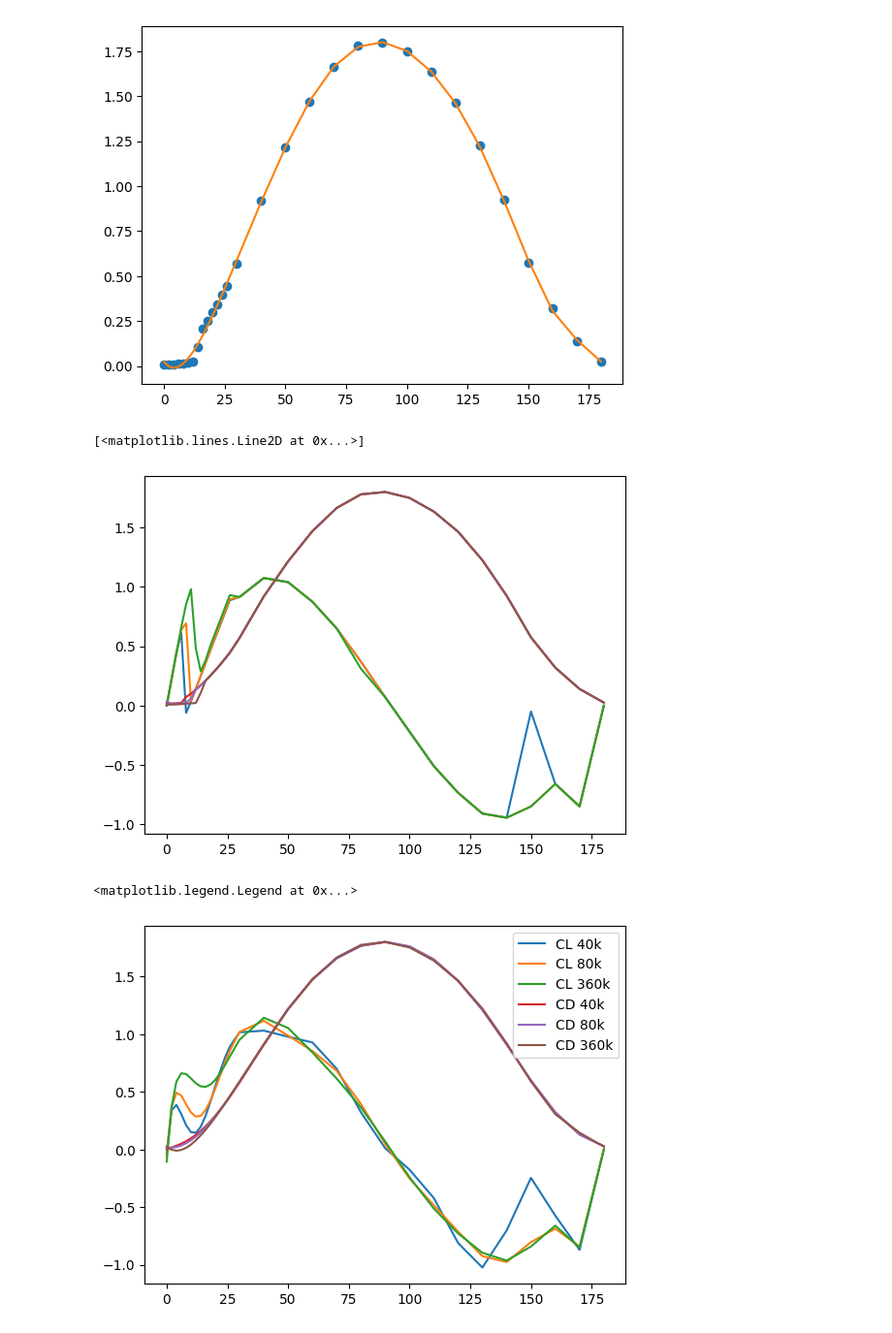
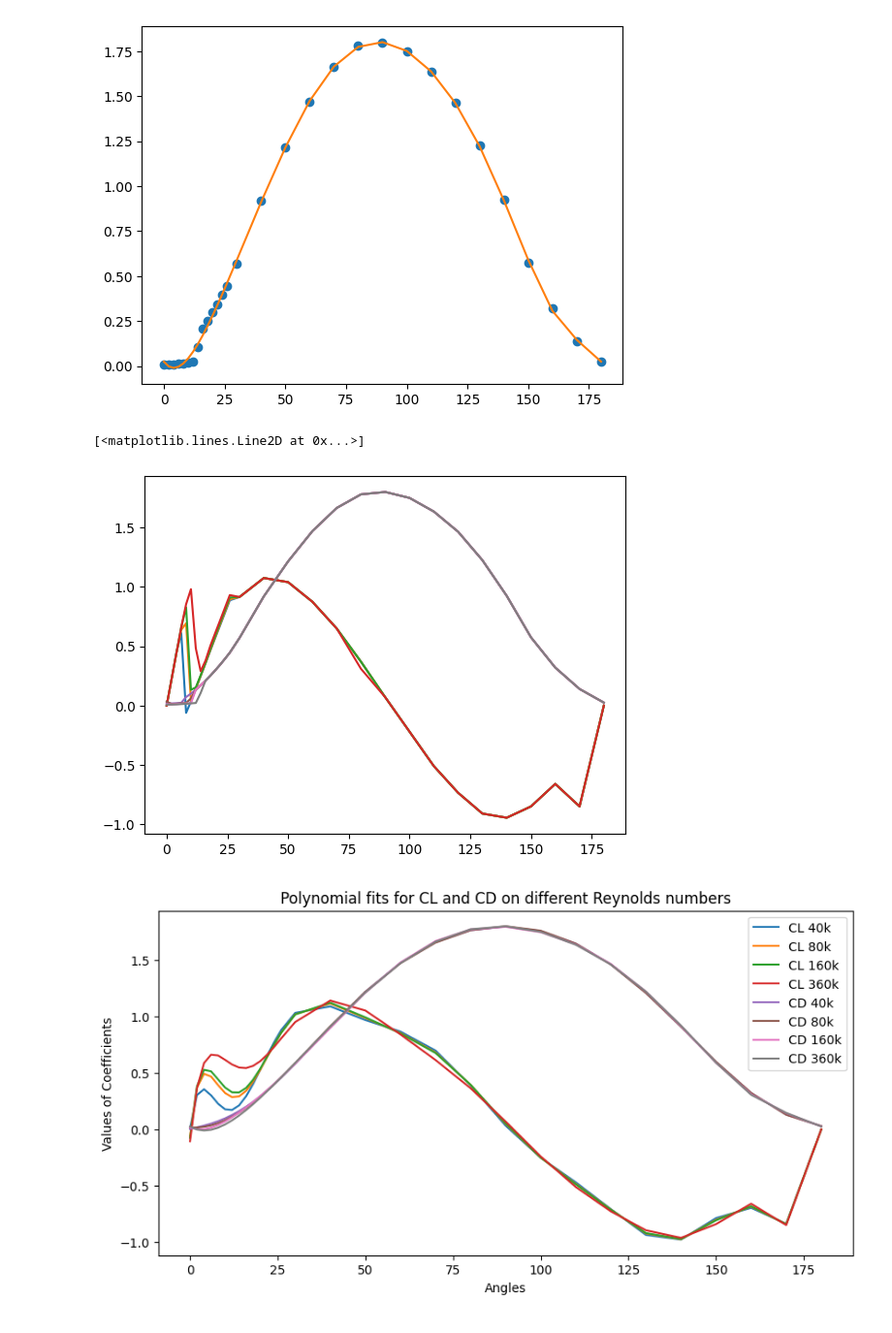
Before and after one commit to Thomasdlsv/Group08_MM, a Jupyter notebook: src/main/java/com/sailing/math/physics/polynomials.ipynb, the cells around one changed output. Shown: that part at 97% size. Saved outputs shown, nothing was run; the diff lists cells and outputs as text; code cells hidden in the pictures.

Commit message:
- MORE COEFFICIENTS!! (Reynolds Number 160K)

```diff
--- a/src/main/java/com/sailing/math/physics/polynomials.ipynb
+++ b/src/main/java/com/sailing/math/physics/polynomials.ipynb
@@ -6,7 +6,7 @@ import matplotlib.pyplot as plt
 df_40k = pd.DataFrame()
 df_40k['angles'] = [0.0000, 2.0000, 4.0000, 6.0000, 8.0000, 10.0000, 12.0000, 14.0000, 16.0000, 18.0000, 20.0000, 22.0000, 24.0000, 26.0000, 30.0000, 40.0000, 50.0000, 60.0000, 70.0000, 80.0000, 90.0000, 100.0000, 110.0000, 120.0000, 130.0000, 140.0000, 150.0000, 160.0000, 170.0000, 180.0000]
 
-df_40k['CL'] = [0.0000, 0.2200, 0.4464, 0.6115, -0.0615, 0.0344, 0.1406, 0.2484, 0.3563, 0.4644, 0.5708, 0.6755, 0.7809, 0.8873, 0.9150, 1.0750, 1.0400, 0.8750, 0.6500, 0.3700, 0.0700, -0.2200, -0.5100, -0.7350, -0.9100, -0.9450, -0.0500, -0.6600, -0.8500, 0.0000]
+df_40k['CL'] = [0.0000, 0.2200, 0.4464, 0.6115, -0.0615, 0.0344, 0.1406, 0.2484, 0.3563, 0.4644, 0.5708, 0.6755, 0.7809, 0.8873, 0.9150, 1.0750, 1.0400, 0.8750, 0.6500, 0.3700, 0.0700, -0.2200, -0.5100, -0.7350, -0.9100, -0.9450, -0.8500, -0.6600, -0.8500, 0.0000]
 
 df_40k['CD'] = [0.0175, 0.0181, 0.0199, 0.0232, 0.0720, 0.1010, 0.1340, 0.1710, 0.2100, 0.2520, 0.2970, 0.3440, 0.3940, 0.4460, 0.5700, 0.9200, 1.2150, 1.4700, 1.6650, 1.7800, 1.8000, 1.7500, 1.6350, 1.4650, 1.2250, 0.9250, 0.5750, 0.3200, 0.1400, 0.0250]
 
@@ -17,6 +17,13 @@ df_80k['CL'] = [0.0000, 0.2200, 0.4400, 0.6384, 0.6930, 0.0413, 0.1430, 0.2504,
 
 df_80k['CD'] = [0.0337, 0.0138, 0.0155, 0.0189, 0.0222, 0.0600, 0.1340, 0.1710, 0.2100, 0.2520, 0.2970, 0.3440, 0.3940, 0.4460, 0.5700, 0.9200, 1.2150, 1.4700, 1.6650, 1.7800, 1.8000, 1.7500, 1.6350, 1.4650, 1.2250, 0.9250, 0.5750, 0.3200, 0.1400, 0.0250]
 
+df_160k = pd.DataFrame()
+df_160k['angles'] = [0.0000, 2.0000, 4.0000, 6.0000, 8.0000, 10.0000, 12.0000, 14.0000, 16.0000, 18.0000, 20.0000, 22.0000, 24.0000, 26.0000, 30.0000, 40.0000, 50.0000, 60.0000, 70.0000, 80.0000, 90.0000, 100.0000, 110.0000, 120.0000, 130.0000, 140.0000, 150.0000, 160.0000, 170.0000, 180.0000]
+
+df_160k['CL'] = [0.0000, 0.2200, 0.4400, 0.6600, 0.8274, 0.1325, 0.1533, 0.2546, 0.3620, 0.4768, 0.5870, 0.6956, 0.8034, 0.9109, 0.9150, 1.0750, 1.0400, 0.8750, 0.6500, 0.3700, 0.0700, -0.2200, -0.5100, -0.7350, -0.9100, -0.9450, -0.8500, -0.6600, -0.8500, 0.0000]
+
+df_160k['CD'] = [0.0103, 0.0108, 0.0124, 0.0152, 0.0185, 0.0188, 0.1340, 0.1710, 0.2100, 0.2520, 0.2970, 0.3440, 0.3940, 0.4460, 0.5700, 0.9200, 1.2150, 1.4700, 1.6650, 1.7800, 1.8000, 1.7500, 1.6350, 1.4650, 1.2250, 0.9250, 0.5750, 0.3200, 0.1400, 0.0250]
+
 df_360k = pd.DataFrame()
 df_360k['angles'] = [0.0000, 2.0000, 4.0000, 6.0000, 8.0000, 10.0000, 12.0000, 14.0000, 16.0000, 18.0000, 20.0000, 22.0000, 24.0000, 26.0000, 30.0000, 40.0000, 50.0000, 60.0000, 70.0000, 80.0000, 90.0000, 100.0000, 110.0000, 120.0000, 130.0000, 140.0000, 150.0000, 160.0000, 170.0000, 180.0000]
 
@@ -73,3 +80,10 @@ plt.show()
  -4.35005372e-07  4.25472367e-06  8.15894174e-04 -1.80594638e-03
   1.54637923e-02]
 [figure]
+# %%
+p_cl_160 = np.polyfit(df_160k['angles'], df_160k['CL'], 12)
+print(p_cl_160)
+
+plt.plot(df_160k['angles'], df_160k['CL'], 'o')
+plt.plot(df_160k['angles'], np.polyval(p_cl_160, df_160k['angles']))
+plt.show()
@@ -75,0 +96,7 @@ plt.show()
+# %%
+p_cd_160 = np.polyfit(df_160k['angles'], df_160k['CD'], 10)
+print(p_cd_160)
+
+plt.plot(df_160k['angles'], df_160k['CD'], 'o')
+plt.plot(df_160k['angles'], np.polyval(p_cd_160, df_160k['angles']))
+plt.show()
@@ -102,29 +134,39 @@ plt.show()
 # plot both CL
 plt.plot(df_40k['angles'], df_40k['CL'], '-')
 plt.plot(df_80k['angles'], df_80k['CL'], '-')
+plt.plot(df_160k['angles'], df_160k['CL'], '-')
 plt.plot(df_360k['angles'], df_360k['CL'], '-')
 
 # plot both CD
 plt.plot(df_40k['angles'], df_40k['CD'], '-')
 plt.plot(df_80k['angles'], df_80k['CD'], '-')
+plt.plot(df_160k['angles'], df_160k['CD'], '-')
 plt.plot(df_360k['angles'], df_360k['CD'], '-')
 # %% [output]
 [<matplotlib.lines.Line2D at 0x...>]
-[figure, old version]
+[figure, new version]
 # %%
 # Plot both polynomials
 plt.plot(df_40k['angles'], np.polyval(p_cl_40, df_40k['angles']), '-')
 plt.plot(df_80k['angles'], np.polyval(p_cl_80, df_80k['angles']), '-')
+plt.plot(df_160k['angles'], np.polyval(p_cl_160, df_160k['angles']), '-')
 plt.plot(df_360k['angles'], np.polyval(p_cl_360, df_360k['angles']), '-')
 
 plt.plot(df_40k['angles'], np.polyval(p_cd_40, df_40k['angles']), '-')
 plt.plot(df_80k['angles'], np.polyval(p_cd_80, df_80k['angles']), '-')
+plt.plot(df_160k['angles'], np.polyval(p_cd_160, df_160k['angles']), '-')
 plt.plot(df_360k['angles'], np.polyval(p_cd_360, df_360k['angles']), '-')
 
-plt.legend(['CL 40k', 'CL 80k', 'CL 360k', 'CD 40k', 'CD 80k', 'CD 360k'])
+
+plt.legend(['CL 40k', 'CL 80k', 'CL 160k', 'CL 360k', 'CD 40k', 'CD 80k', 'CD 160k', 'CD 360k'])
+plt.title('Polynomial fits for CL and CD on different Reynolds numbers')
+plt.xlabel('Angles')
+plt.ylabel('Values of Coefficients')
+plt.savefig('polynomial_fits_for_all_parameters.png')
+plt.rcParams['figure.figsize'] = [10, 5]
+plt.show()
 # %% [output]
-<matplotlib.legend.Legend at 0x...>
-[figure, old version]
+[figure, new version]
 # %%
 def cd_custom(x):
     result = (- 2.34883452212131e-20 * x**10
```
Also changed, not shown: parts of 4 cells of this notebook, 4 other files.
